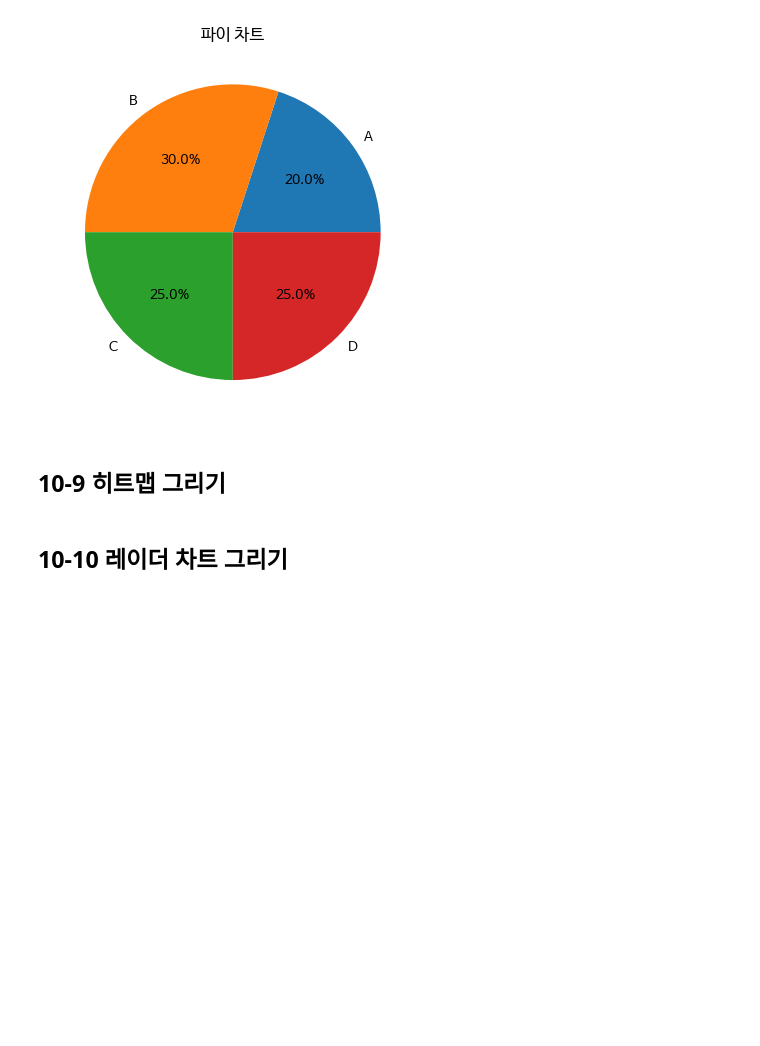
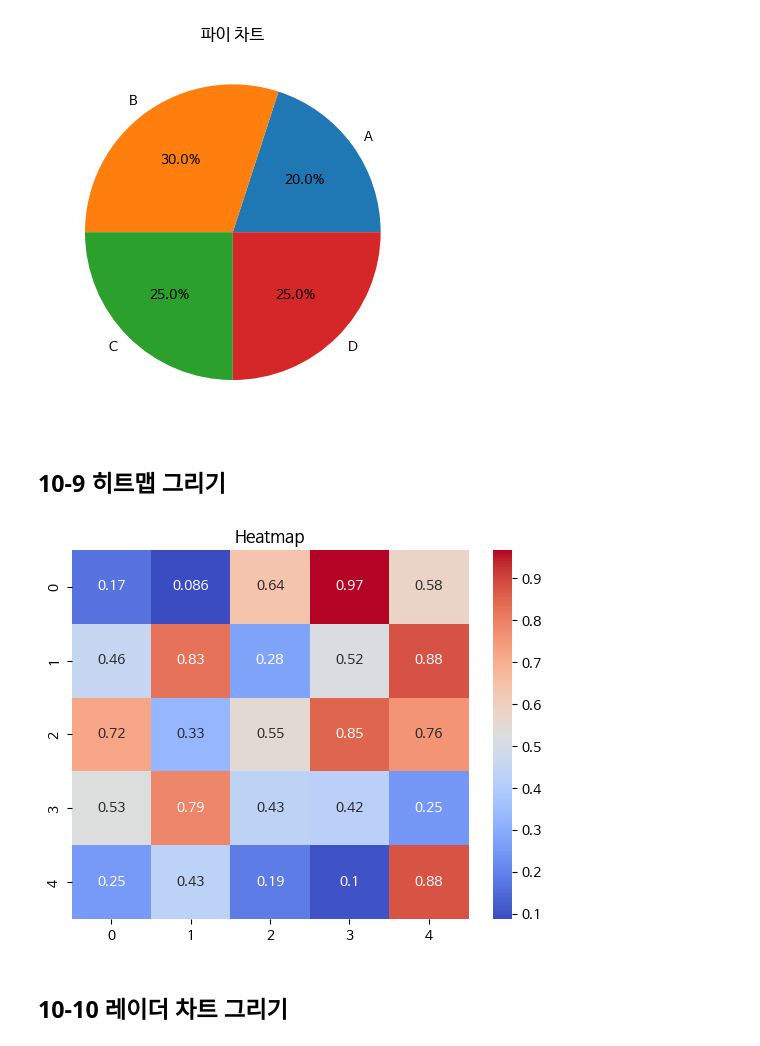
Before and after one commit to robinyoon-dev/Data-Analysis-with-Open-Source, a Jupyter notebook: 오픈소스_데이터_분석_10강.ipynb, the cells around one changed output. Cells and saved outputs as stored; diff of their text form; code cells hidden in the pictures; blank space fills up the shorter version.

```diff
--- a/오픈소스_데이터_분석_10강.ipynb
+++ b/오픈소스_데이터_분석_10강.ipynb
@@ -197,15 +197,18 @@ plt.show()
 # %%
 import matplotlib.pyplot as plt
 import seaborn as sns
 import numpy as np
 
 ## 데이터 생성 (5x5 크기의 무작위 행렬)
 data = np.random.rand(5, 5)
 
 ## seaborn을 이용하여 히트맵 그리기
+sns.heatmap(data, annot=True, cmap='coolwarm')
 
 plt.title("Heatmap")
 plt.show()
+# %% [output]
+[figure, added]
 # %% [markdown]
 ## 10-10 레이더 차트 그리기
 # %%
```
Also changed, not shown: parts of 7 cells of this notebook.
